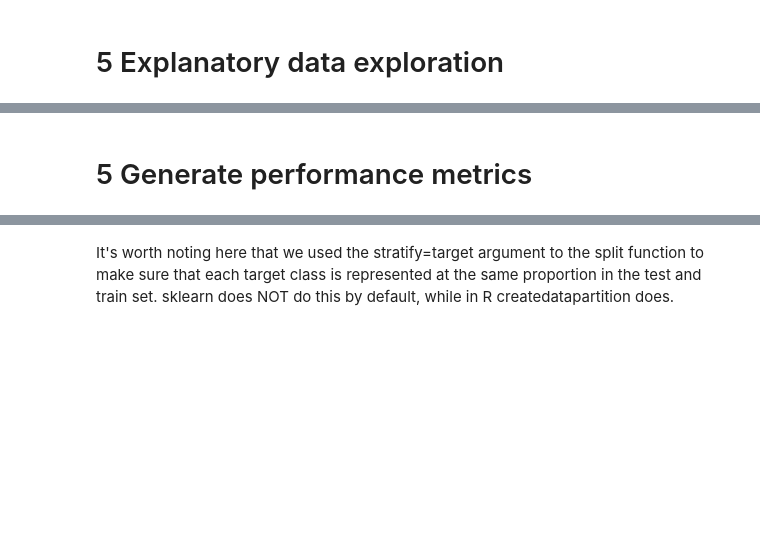
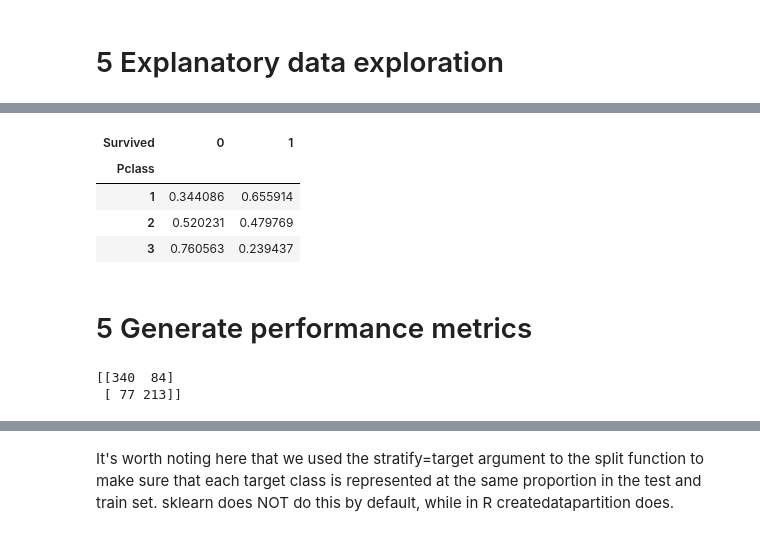
Before and after one commit to matthewpecsok/4482_fall_2022, a Jupyter notebook: tutorials/4482_Naive_Bayes-Titanic-Tutorial.ipynb, the cells around one changed output, grey strips where cells are left out. Cells and saved outputs as stored; diff of their text form; code cells hidden in the pictures; blank space fills up the shorter version.

```diff
--- a/tutorials/4482_Naive_Bayes-Titanic-Tutorial.ipynb
+++ b/tutorials/4482_Naive_Bayes-Titanic-Tutorial.ipynb
@@ -161,15 +298,24 @@ ct.div(ct.sum(axis=0), axis=1)
 # %%
 # proportions by Pclass
-ct = pd.crosstab(titanic['Pclass'], titanic['Survived'])
+ct = pd.crosstab(titanic_orig['Pclass'], titanic_orig['Survived'])
 ct.div(ct.sum(axis=1), axis=0)
+# %% [output]
+| Survived | 0 | 1 |
+| Pclass |  |  |
+| 1 | 0.344086 | 0.655914 |
+| 2 | 0.520231 | 0.479769 |
+| 3 | 0.760563 | 0.239437 |
 # %% [markdown]
 # 5 Generate performance metrics
 # %%
 from sklearn.metrics import plot_confusion_matrix
 # %%
 # use the predictions we made a little bit ago to create a confusion matrix
-cm = confusion_matrix(titanic.Survived,cnb_pred,labels=[0,1])
+cm = confusion_matrix(y,cnb_pred,labels=[0,1])
 print(cm)
+# %% [output]
+[[340  84]
+ [ 77 213]]
 # %%
 # show a confusion matrix in a more legible format
 
```
Also changed, not shown: parts of 39 cells of this notebook.
